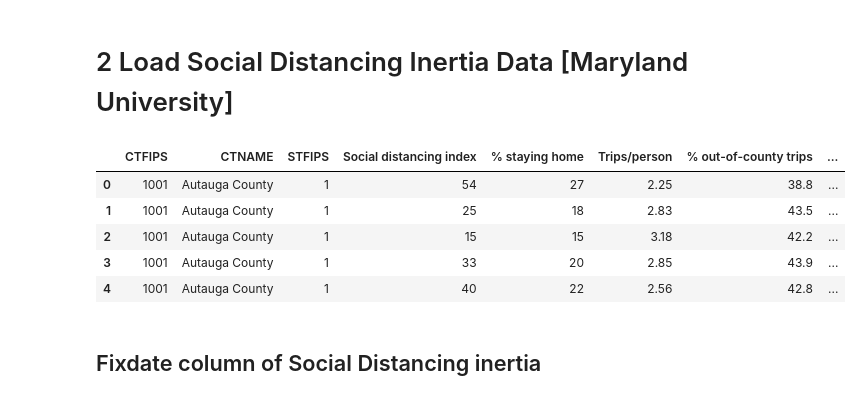
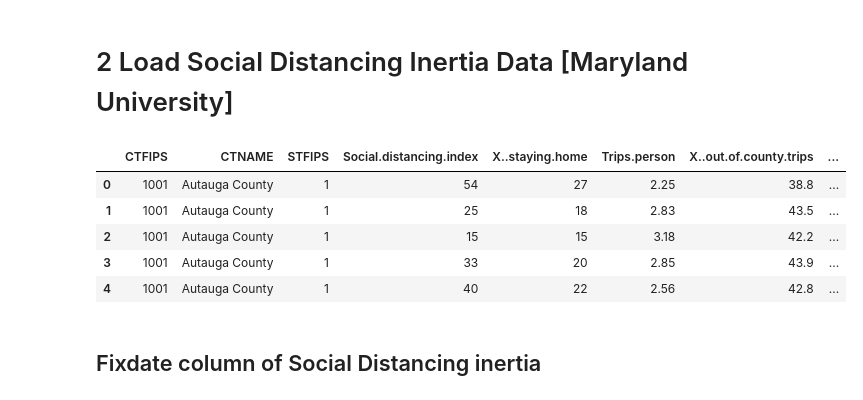
Before and after one commit to jeyasri-s2/meansquares, a Jupyter notebook: version2/prepare_data/Load_MarylandInertiaData.ipynb, the cells around one changed output. Drawn from its saved outputs; the diff is of its cells as text; code cells hidden in the pictures.

Commit message:
Cleaned Version + Inertia data for all states

```diff
--- a/version2/prepare_data/Load_MarylandInertiaData.ipynb
+++ b/version2/prepare_data/Load_MarylandInertiaData.ipynb
@@ -349,10 +135,10 @@ LA_social_distancing.head()
 # %% [markdown]
 # 2 Load Social Distancing Inertia Data [Maryland University]
 # %%
-maryland_sd_inertia = pd.read_csv('/content/drive/Shared drives/CMPE 295- Master Project/Covid19-data/Social_Distancing_Inertia_County.csv',low_memory=False)
+maryland_sd_inertia = pd.read_csv('/content/drive/Shared drives/CMPE 295- Master Project/projectdata-2021/maryland_inertia_raw_dec28_2020.csv',low_memory=False)
 maryland_sd_inertia.head()
 # %% [output]
-|  | CTFIPS | CTNAME | STFIPS | Social distancing index | % staying home | Trips/person | % out-of-county trips | ... |
+|  | CTFIPS | CTNAME | STFIPS | Social.distancing.index | X..staying.home | Trips.person | X..out.of.county.trips | ... |
 | 0 | 1001 | Autauga County | 1 | 54 | 27 | 2.25 | 38.8 | ... |
 | 1 | 1001 | Autauga County | 1 | 25 | 18 | 2.83 | 43.5 | ... |
 | 2 | 1001 | Autauga County | 1 | 15 | 15 | 3.18 | 42.2 | ... |
```
Also changed, not shown: parts of 111 cells of this notebook.
